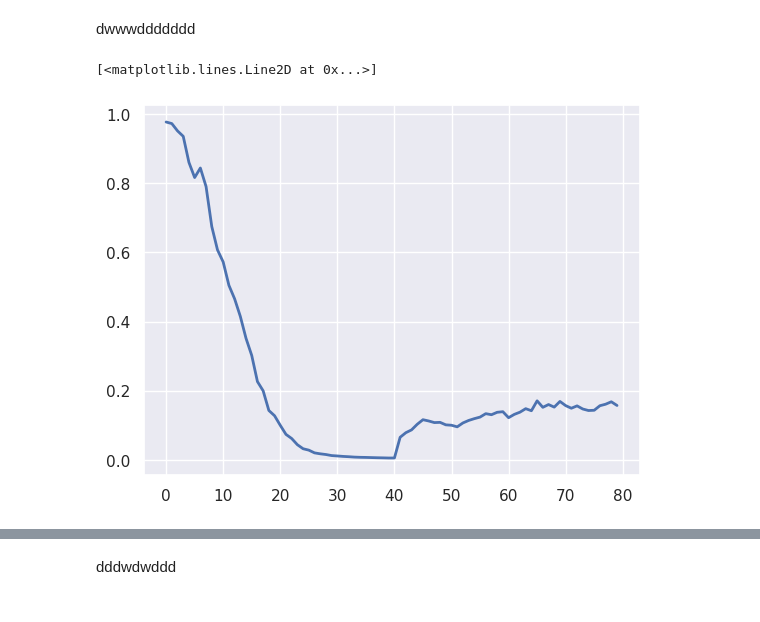
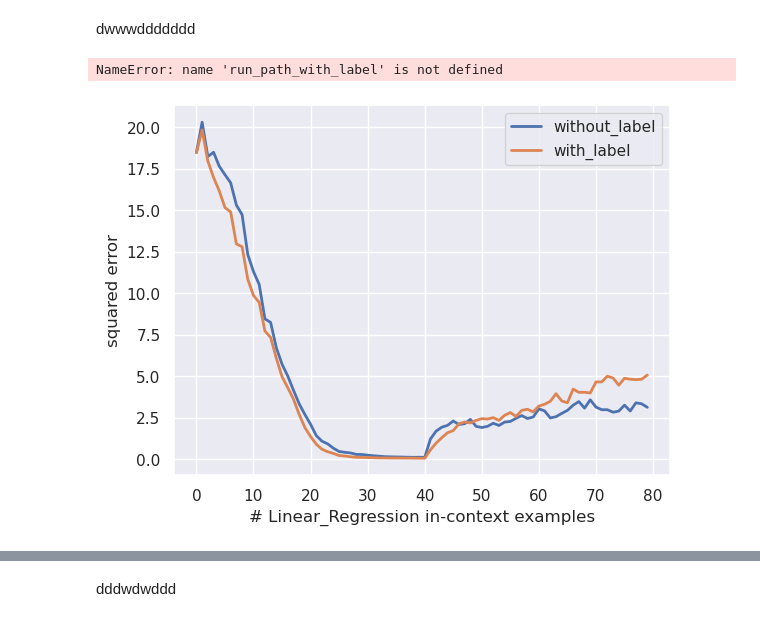
Before and after one commit to aia00/LLM_Archive, a Jupyter notebook: GPT2/experiments/ICL_24_2/mycode/categorical_loss/src/my_eval.ipynb, the cells around one changed output, grey strips where cells are left out. Drawn from its saved outputs; the diff is of its cells as text; code cells hidden in the pictures.

Commit message:
zhongze's observation of contexts numbers

```diff
--- a/GPT2/experiments/ICL_24_2/mycode/categorical_loss/src/my_eval.ipynb
+++ b/GPT2/experiments/ICL_24_2/mycode/categorical_loss/src/my_eval.ipynb
@@ -133,3 +142,46 @@ task_sampler = get_task_sampler(
     batch_size,
     **conf.training.task_kwargs
 )
+# %%
+task = task_sampler()
+xs= data_sampler.sample_xs(b_size=batch_size, n_points=80).to(device)
+ys = task.evaluate(xs).to(device)
+# %%
+model_without_label, conf = get_parrallel_model_from_run(run_path_without_label)
+model_without_label = model_without_label.to(device)
+
+with torch.no_grad():
+    pred_without_label = model_without_label(xs, ys)
+
+metric_without_label = task.get_metric()
+loss_without_label = metric_without_label(pred_without_label, ys).cpu().numpy()
+# %%
+model_with_label, conf = get_parrallel_model_from_run(run_path_with_label)
+model_with_label = model_with_label.to(device)
+
+with torch.no_grad():
+    pred_with_label = model_with_label(xs, ys, 0)
+
+metric_with_label = task.get_metric()
+loss_with_label = metric_with_label(pred_with_label, ys).cpu().numpy()
+# %% [output]
+NameError: name 'run_path_with_label' is not defined
+# %%
+model_with_label, conf = get_parrallel_model_from_run(run_path_with_label)
+model_with_label = model_with_label.to(device)
+
+with torch.no_grad():
+    pred_with_label = model_with_label(xs, ys, 0)
+
+metric_with_label = task.get_metric()
+loss_with_label = metric_with_label(pred_with_label, ys).cpu().numpy()
+# %%
+plt.plot(loss_without_label.mean(axis=0), lw=2, label="without_label")
+plt.plot(loss_with_label.mean(axis=0), lw=2, label="with_label")
+
+plt.xlabel("# Linear_Regression in-context examples")
+plt.ylabel("squared error")
+plt.legend()
+plt.show()
+# %% [output]
+[figure, added]
@@ -146,8 +214,3 @@ with torch.no_grad():
 
 metric_without_label = task.get_metric()
 loss_without_label = metric_without_label(pred_without_label, ys).cpu().numpy()
-# %%
-plt.plot(loss_without_label.mean(axis=0)/20, lw=2, label="without_label")
-# %% [output]
-[<matplotlib.lines.Line2D at 0x...>]
-[figure, removed]
```
Also changed, not shown: parts of 12 cells of this notebook, 1 other file.
